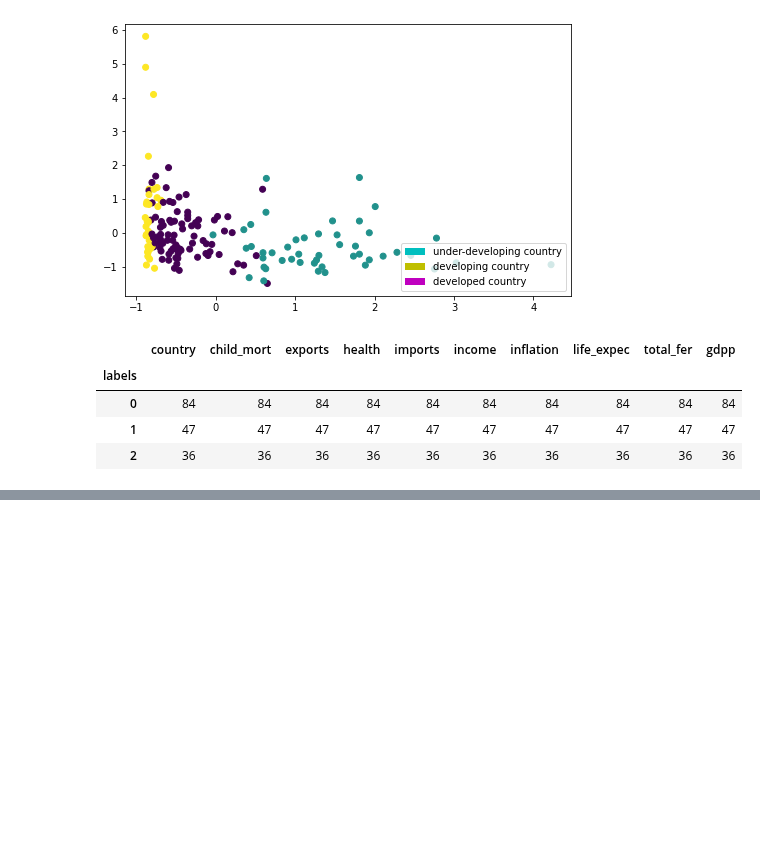
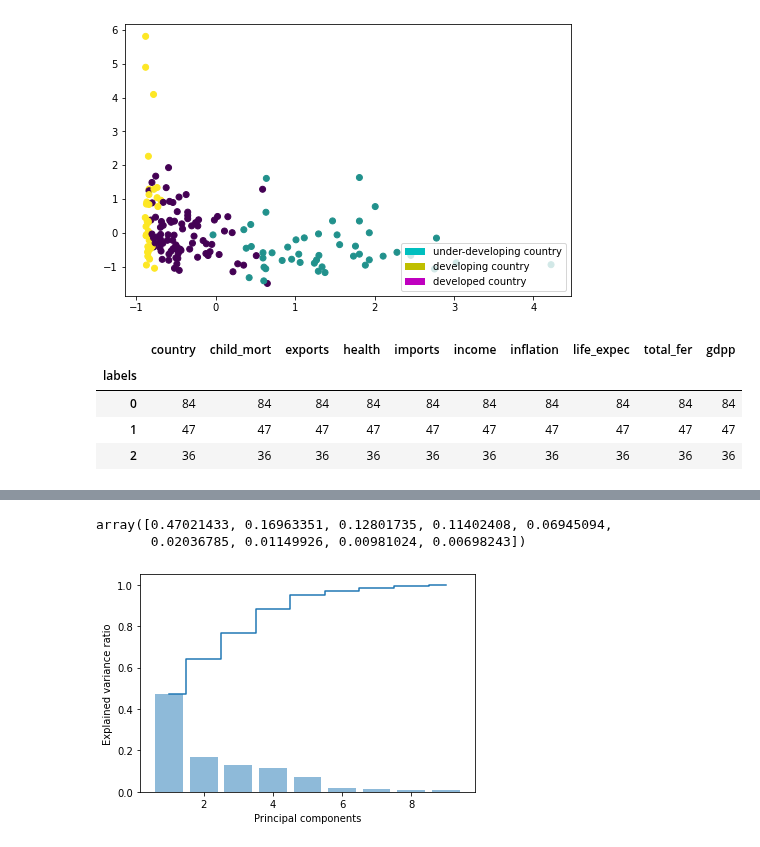
Before and after one commit to ab17254/ce888, a Jupyter notebook: Lab6/Task_7.ipynb, the cells around one changed output, grey strips where cells are left out. Drawn from its saved outputs; the diff is of its cells as text; code cells hidden in the pictures; blank space fills up the shorter version.

```diff
--- a/Lab6/Task_7.ipynb
+++ b/Lab6/Task_7.ipynb
@@ -109,0 +126,23 @@ df.groupby('labels').count()
+# %%
+from sklearn.model_selection import train_test_split
+X_train, X_test, y_train, y_test = train_test_split(x, y, test_size=0.3, random_state=0)
+sc = StandardScaler()
+X_train_std = sc.fit_transform(X_train)
+X_test_std = sc.transform(X_test)
+# %%
+from sklearn.decomposition import PCA
+pca = PCA()
+X_train_pca = pca.fit_transform(X_train_std)
+pca.explained_variance_ratio_
+# %% [output]
+array([0.47021433, 0.16963351, 0.12801735, 0.11402408, 0.06945094,
+       0.02036785, 0.01149926, 0.00981024, 0.00698243])
+# %%
+import matplotlib.pyplot as plt
+plt.bar(range(1, 10), pca.explained_variance_ratio_, alpha=0.5, align='center')
+plt.step(range(1, 10), np.cumsum(pca.explained_variance_ratio_), where='mid')
+plt.ylabel('Explained variance ratio')
+plt.xlabel('Principal components')
+plt.show()
+# %% [output]
+[figure, added]
```
Also changed, not shown: parts of 3 cells of this notebook.
